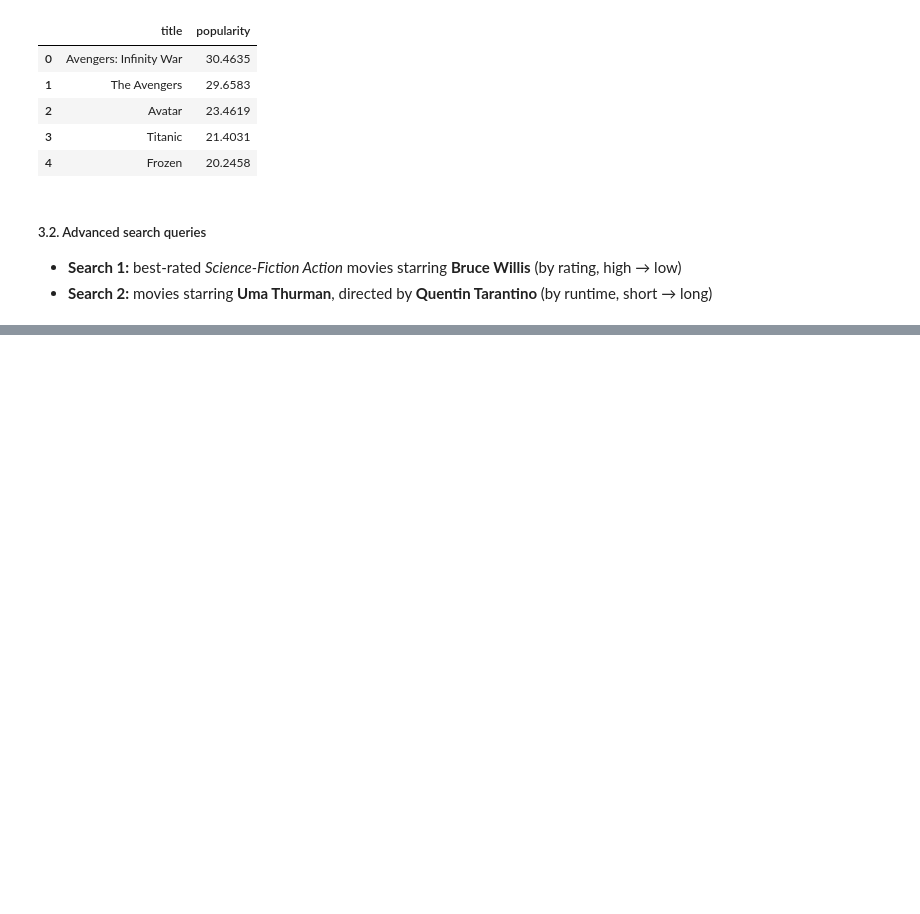
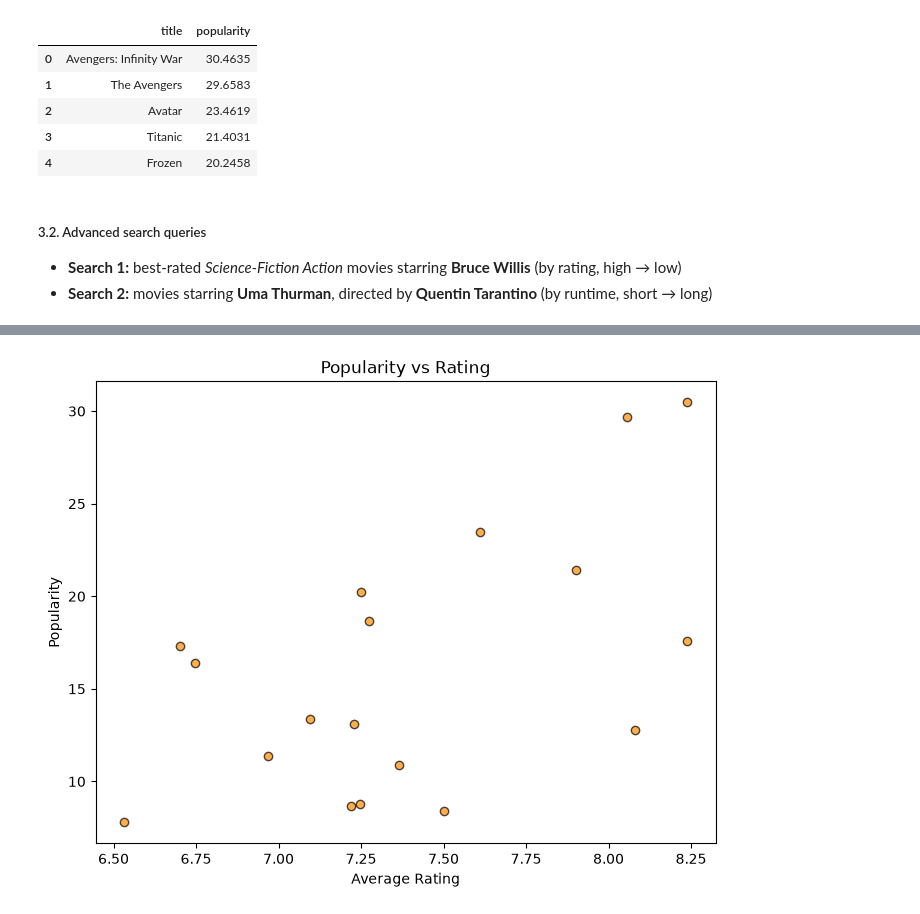
Before and after one commit to fmukama/dem-02-lab, a Jupyter notebook: MAIN.ipynb, the cells around one changed output, grey strips where cells are left out. Cells and saved outputs as stored; diff of their text form; code cells hidden in the pictures; blank space fills up the shorter version.

```diff
--- a/MAIN.ipynb
+++ b/MAIN.ipynb
@@ -195,0 +268,6 @@ Most Popular
+# %%
+# 3) Popularity vs Rating
+visualization.popularity_vs_rating(df)
+plt.show()
+# %% [output]
+[figure, added]
```
Also changed, not shown: parts of 17 cells of this notebook, 1 other file.
